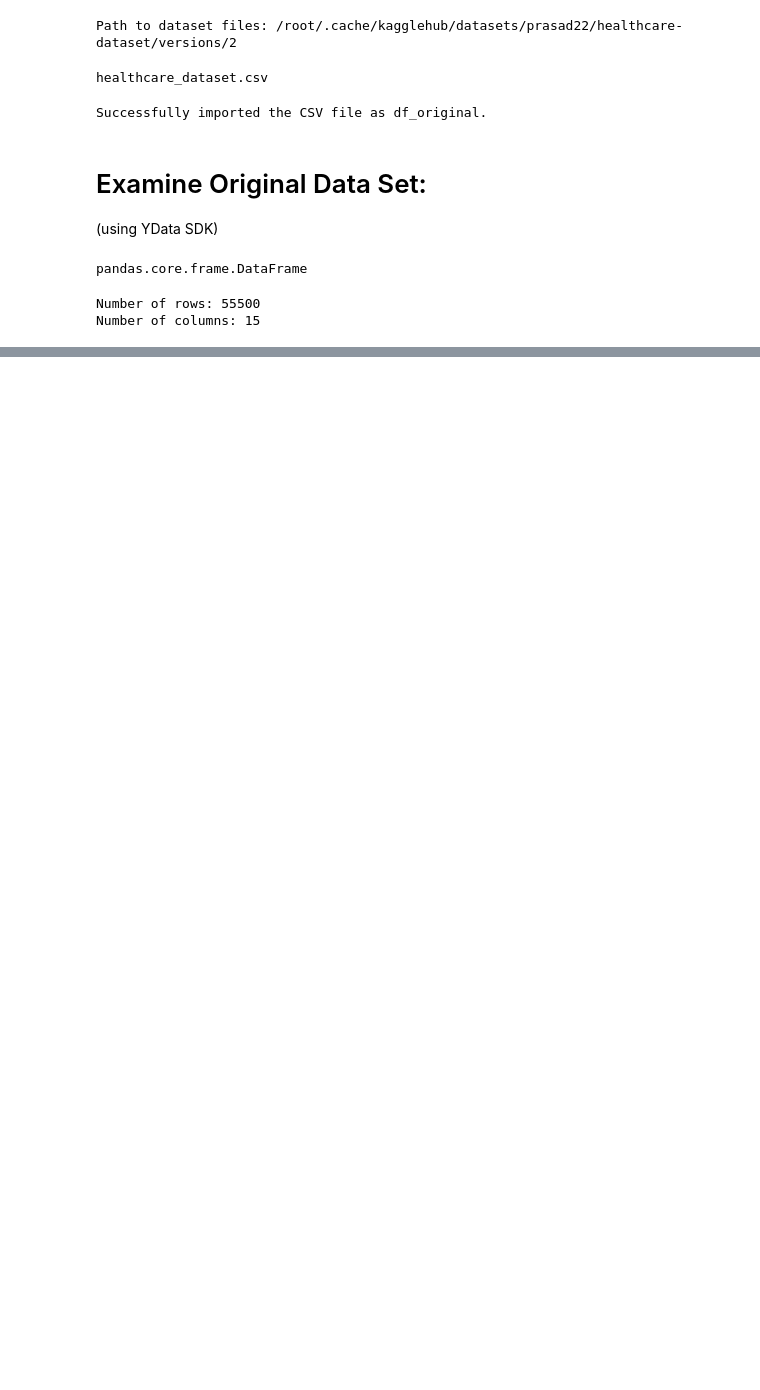
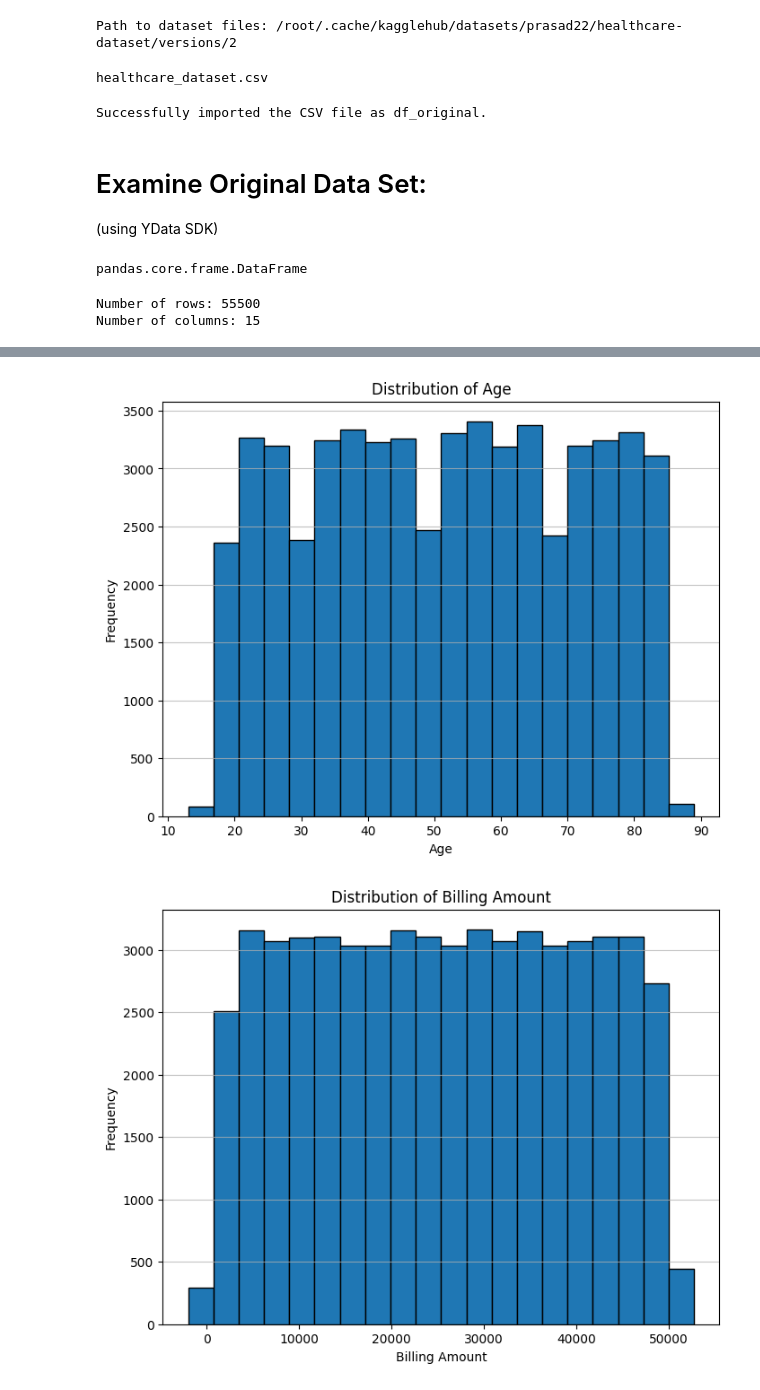
Before and after one commit to BarryDeCicco/Synthetic_Data, a Jupyter notebook: Experiments_with_Synthetic_Data.ipynb, the cells around one changed output, grey strips where cells are left out. Cells and saved outputs as stored; diff of their text form; code cells hidden in the pictures; blank space fills up the shorter version.

```diff
--- a/Experiments_with_Synthetic_Data.ipynb
+++ b/Experiments_with_Synthetic_Data.ipynb
@@ -84,0 +135,24 @@ Number of columns: 15
+# %%
+# prompt: Using dataframe df_original: Distribution of all numeric variables
+
+import pandas as pd
+import matplotlib.pyplot as plt
+
+# Assuming 'df_original' is your DataFrame
+
+# Select only numeric columns
+numeric_cols = df_original.select_dtypes(include=['number'])
+
+
+# Loop through each numeric column and create a histogram
+for col in numeric_cols.columns:
+    plt.figure(figsize=(8, 6))  # Adjust figure size as needed
+    plt.hist(df_original[col], bins=20, edgecolor='black') # Adjust number of bins as needed
+    plt.xlabel(col)
+    plt.ylabel('Frequency')
+    plt.title(f'Distribution of {col}')
+    plt.grid(axis='y', alpha=0.75)
+    plt.show()
+# %% [output]
+[figure, added]
+[figure, added]
```
Also changed, not shown: parts of 3 cells of this notebook.
